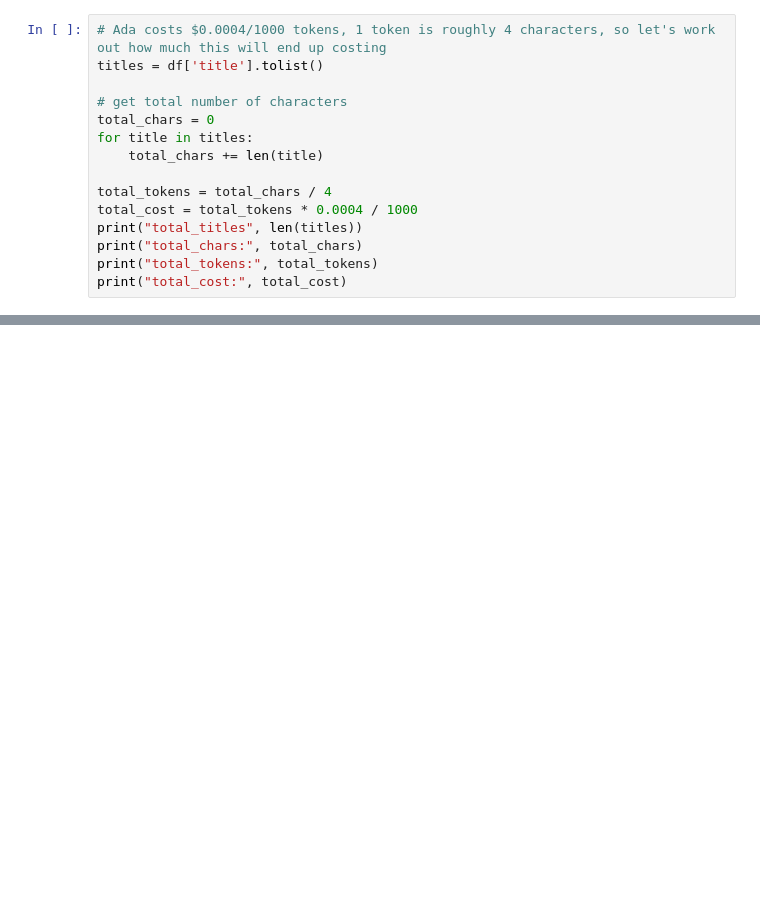
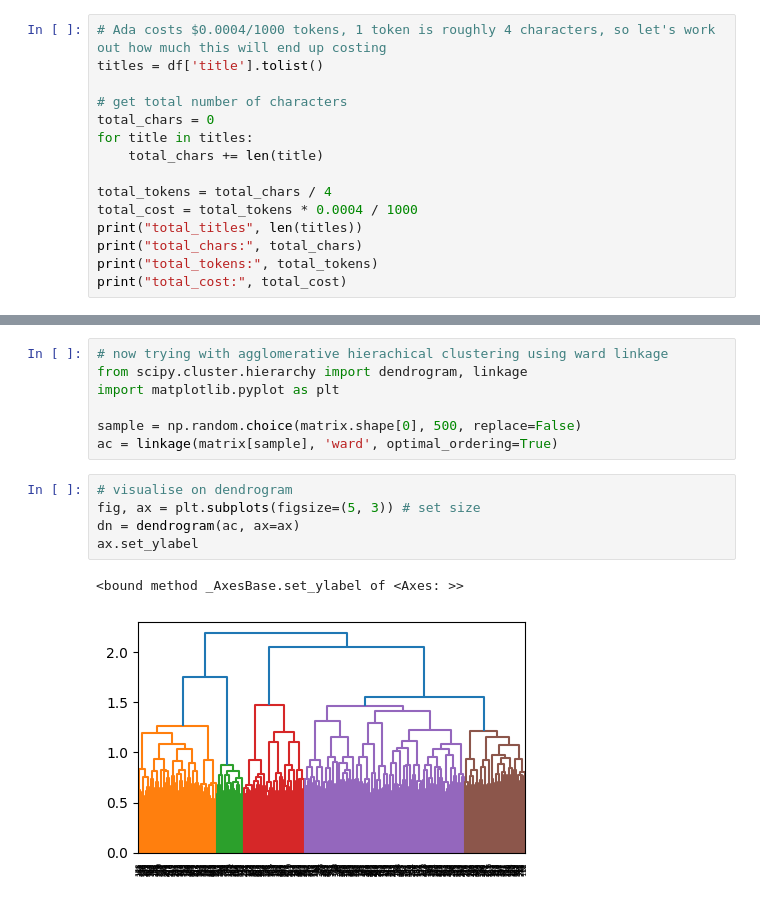
Before and after one commit to Lyncht98/riverstone-nlp-test, a Jupyter notebook: request-1.ipynb, the cells around one changed output, grey strips where cells are left out. Saved outputs shown, nothing was run; the diff lists cells and outputs as text; blank space fills up the shorter version.

```diff
--- a/request-1.ipynb
+++ b/request-1.ipynb
@@ -236,0 +348,15 @@ AttributeError: 'DataFrameGroupBy' object has no attribute 'Score'
+# %%
+# now trying with agglomerative hierachical clustering using ward linkage
+from scipy.cluster.hierarchy import dendrogram, linkage
+import matplotlib.pyplot as plt
+
+sample = np.random.choice(matrix.shape[0], 500, replace=False)
+ac = linkage(matrix[sample], 'ward', optimal_ordering=True)
+# %%
+# visualise on dendrogram
+fig, ax = plt.subplots(figsize=(5, 3)) # set size
+dn = dendrogram(ac, ax=ax)
+ax.set_ylabel
+# %% [output]
+<bound method _AxesBase.set_ylabel of <Axes: >>
+[figure, added]
```
Also changed, not shown: parts of 33 cells of this notebook.
